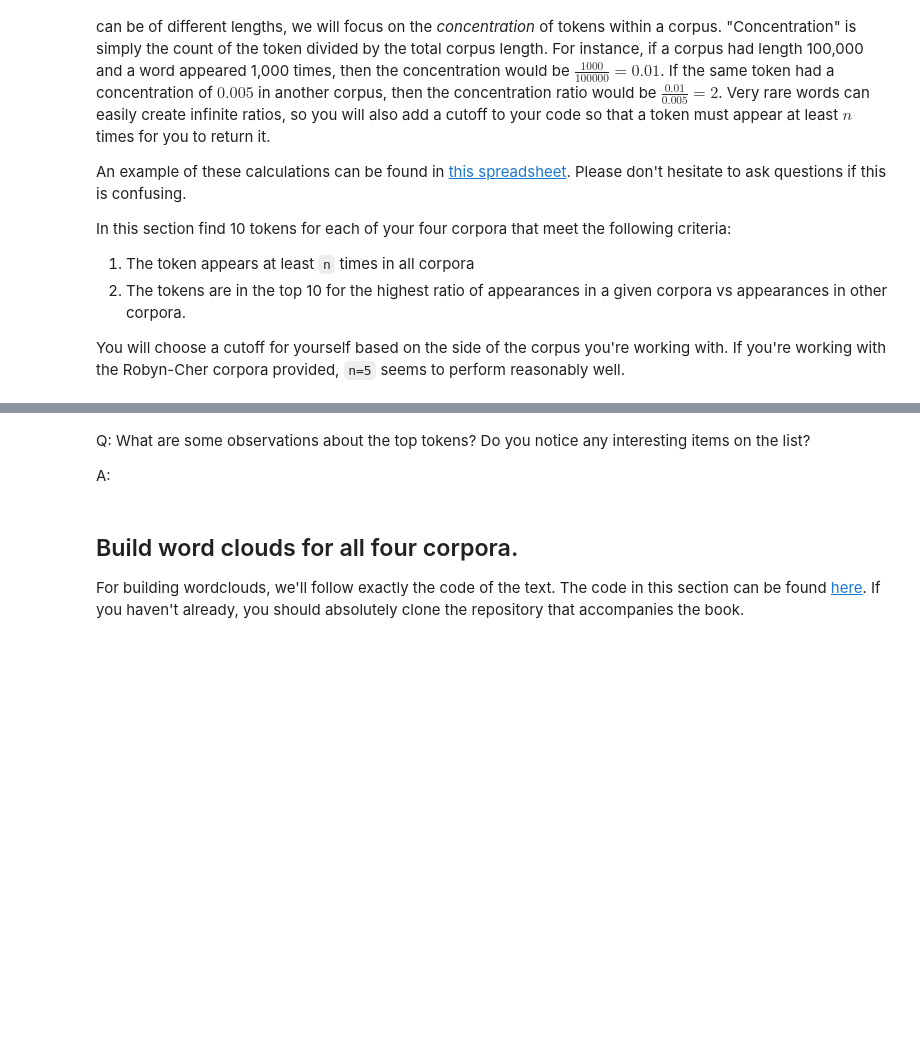
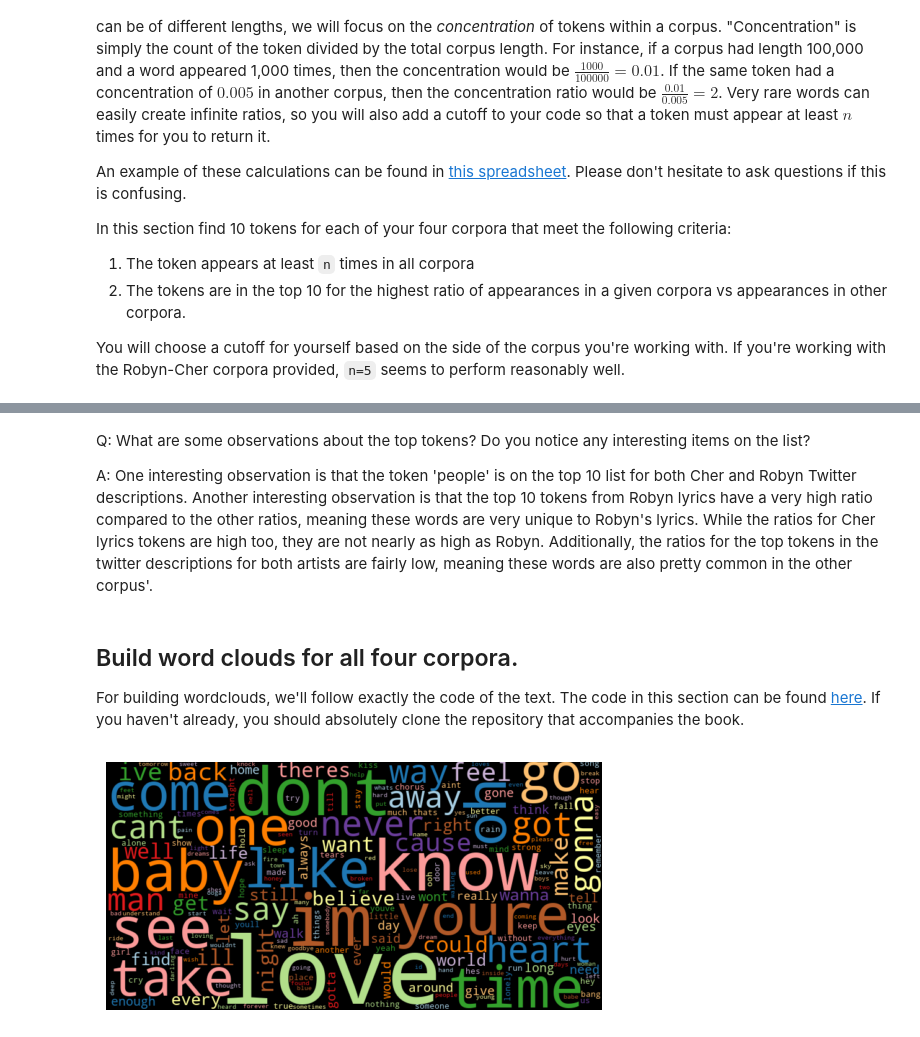
Before and after one commit to clairebentzen/text-comparison, a Jupyter notebook: Group Comparison.ipynb, the cells around one changed output, grey strips where cells are left out. Cells and saved outputs as stored; diff of their text form; code cells hidden in the pictures; blank space fills up the shorter version.

```diff
--- a/Group Comparison.ipynb
+++ b/Group Comparison.ipynb
@@ -249,7 +251,9 @@ A: One area of improvement I could perform on my tokenization has to do with the
 # Subset cher lyrics
 cher_lyrics = lyrics_data[lyrics_data['artist'] == 'cher']
 # Concat cleaned lyrics into one string
-cher_lyrics['cleaned_lyrics'] = cher_lyrics['tokens'].apply(lambda x: ' '.join(x))
+with warnings.catch_warnings():
+    warnings.simplefilter('ignore')
+    cher_lyrics['cleaned_lyrics'] = cher_lyrics['tokens'].apply(lambda x: ' '.join(x))
 cher_lyrics_str = cher_lyrics['cleaned_lyrics'].str.cat(sep=' ')
 
 # Calculate descriptive stats
@@ -272,7 +271,9 @@ See the caveats in the documentation: https://pandas.pydata.org/pandas-docs/stab
 # Subset robyn lyrics
 robyn_lyrics = lyrics_data[lyrics_data['artist'] == 'robyn']
 # Concat cleaned lyrics into one string
-robyn_lyrics['cleaned_lyrics'] = robyn_lyrics['tokens'].apply(lambda x: ' '.join(x))
+with warnings.catch_warnings():
+    warnings.simplefilter('ignore')
+    robyn_lyrics['cleaned_lyrics'] = robyn_lyrics['tokens'].apply(lambda x: ' '.join(x))
 robyn_lyrics_str = robyn_lyrics['cleaned_lyrics'].str.cat(sep=' ')
 
 # Calculate descriptive stats
@@ -312 +325,29 @@ You will choose a cutoff for yourself based on the side of the corpus you're wor
+# %%
+# Initialize CountVectorizer
+cv = CountVectorizer()
+
+# Combine each document into one list
+documents = [cher_lyrics_str, robyn_lyrics_str, cher_twitter_str, robyn_twitter_str]
+
+# Bag of words
+bow = cv.fit_transform(documents)
+
+# Tokens from each document
+tokens = cv.get_feature_names_out()
+
+# Token frequencies
+token_freq = bow.toarray()
+
+# Convert token frequencies into dataframe
+bow_df = pd.DataFrame(bow.toarray(), columns=tokens)
+
+# Transpose df
+bow_df = bow_df.T
+
+# New column names
+column_names = ['c1', 'c2', 'c3', 'c4']
+
+# Set new column names
+bow_df.columns = column_names
+bow_df
 # %%
@@ -314,7 +461,7 @@ You will choose a cutoff for yourself based on the side of the corpus you're wor
 # %% [markdown]
 Q: What are some observations about the top tokens? Do you notice any interesting items on the list?
 
-A:
+A: One interesting observation is that the token 'people' is on the top 10 list for both Cher and Robyn Twitter descriptions. Another interesting observation is that the top 10 tokens from Robyn lyrics have a very high ratio compared to the other ratios, meaning these words are very unique to Robyn's lyrics. While the ratios for Cher lyrics tokens are high too, they are not nearly as high as Robyn. Additionally, the ratios for the top tokens in the twitter descriptions for both artists are fairly low, meaning these words are also pretty common in the other corpus'.
 # %% [markdown]
 ## Build word clouds for all four corpora.
 
@@ -363,3 +510,9 @@ def count_words(df, column='tokens', preprocess=None, min_freq=2):
     freq_df.index.name = 'token'
 
     return freq_df.sort_values('freq', ascending=False)
+# %%
+# Cher Lyrics Wordcloud
+c1_df = count_words(cher_lyrics)
+wordcloud(c1_df['freq'])
+# %% [output]
+[figure, added]
```
Also changed, not shown: parts of 21 cells of this notebook.
